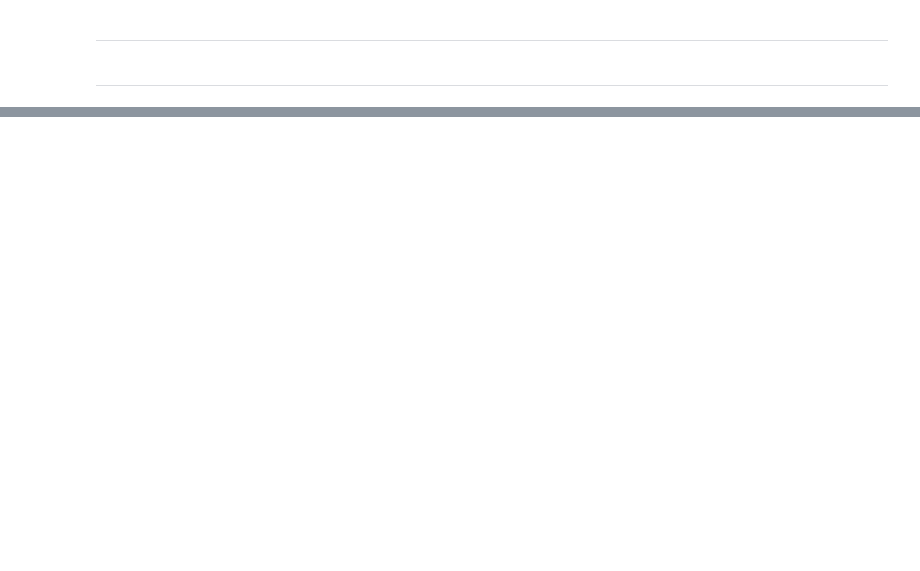
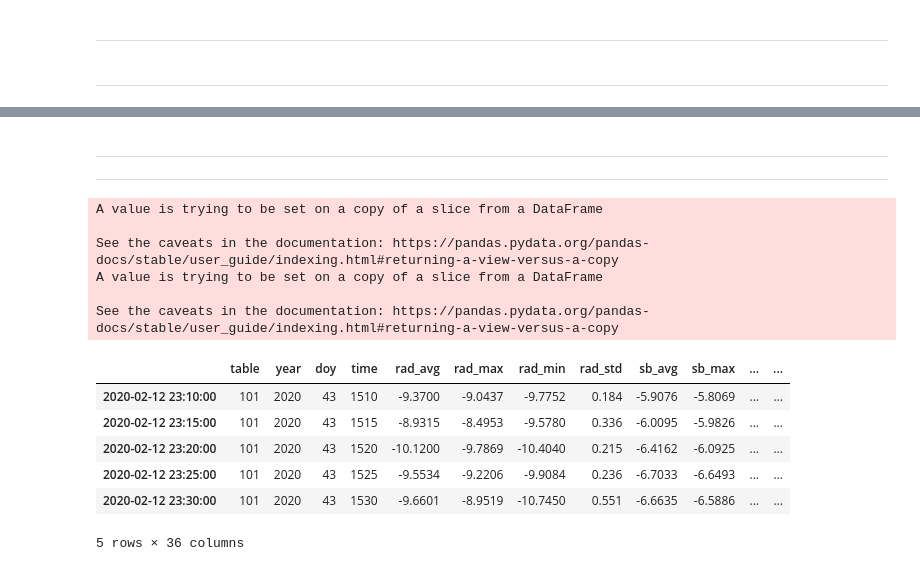
Before and after one commit to spestana/snowex2020, a Jupyter notebook: airborne_ir_feb8.ipynb, the cells around one changed output, grey strips where cells are left out. Saved outputs shown, nothing was run; the diff lists cells and outputs as text; code cells hidden in the pictures; blank space fills up the shorter version.

```diff
--- a/airborne_ir_feb8.ipynb
+++ b/airborne_ir_feb8.ipynb
@@ -200 +223,4 @@ df.set_index('datetime_UTC', inplace=True)
 #df.head()
+# %% [markdown]
+---
+---
@@ -200,0 +240,52 @@ df.set_index('datetime_UTC', inplace=True)
+# %%
+# Set column headers:
+headers_gm1 = ['table', 'year', 'doy', 'time',
+               'rad_avg', 'rad_max', 'rad_min', 'rad_std',
+               'sb_avg', 'sb_max', 'sb_min', 'sb_std',
+               'temp1_avg', 'temp1_max', 'temp1_min', 'temp1_std',
+               'temp2_avg', 'temp2_max', 'temp2_min', 'temp2_std',
+               'temp3_avg', 'temp3_max', 'temp3_min', 'temp3_std',
+               'temp4_avg', 'temp4_max', 'temp4_min', 'temp4_std',
+               'temp5_avg', 'temp5_max', 'temp5_min', 'temp5_std',
+               'batt','b',]
+
+# Open ground data from GM1 site:
+gm1 = pd.read_csv('data/CR10X_GM1_final_storage_1.dat',
+                 header = None, names = headers_gm1)
+
+# Pad zeros to time strings
+gm1['time_str'] = [('0' * (4 - len(str(gm1.time[i])))) + str(gm1.time[i]) for i in range(gm1.shape[0])]
+
+for i in range(gm1.shape[0]):
+    if gm1.time_str[i] == '2400':
+        gm1.time_str[i] = '0000'
+        gm1.doy[i] = gm1.doy[i] + 1
+
+# Convert year and day of year to pandas datetime index:
+gm1['date'] = compose_date(gm1['year'], days=gm1['doy'])
+gm1.index = [pd.to_datetime(str(gm1.date[i])[:-9] + 'T' + str(gm1.time_str[i]))  + datetime.timedelta(hours=8) for i in range(gm1.shape[0])]
+
+# Get table 102 entires, battery info
+gm1_102 = gm1[gm1.table == 102]
+
+# Remove entries that are part of "Table 102"
+gm1 = gm1[gm1.table != 102]
+
+# Remove dates before observation periods (Feb 5th for GM1)
+gm1 = gm1[gm1.index >= pd.datetime(2020,2,5,11,0)]
+
+gm1.tail()
+# %% [output]
+A value is trying to be set on a copy of a slice from a DataFrame
+
+See the caveats in the documentation: https://pandas.pydata.org/pandas-docs/stable/user_guide/indexing.html#returning-a-view-versus-a-copy
+A value is trying to be set on a copy of a slice from a DataFrame
+
+See the caveats in the documentation: https://pandas.pydata.org/pandas-docs/stable/user_guide/indexing.html#returning-a-view-versus-a-copy
+|  | table | year | doy | time | rad_avg | rad_max | rad_min | rad_std | sb_avg | sb_max | ... | ... |
+| 2020-02-12 23:10:00 | 101 | 2020 | 43 | 1510 | -9.3700 | -9.0437 | -9.7752 | 0.184 | -5.9076 | -5.8069 | ... | ... |
+| 2020-02-12 23:15:00 | 101 | 2020 | 43 | 1515 | -8.9315 | -8.4953 | -9.5780 | 0.336 | -6.0095 | -5.9826 | ... | ... |
+| 2020-02-12 23:20:00 | 101 | 2020 | 43 | 1520 | -10.1200 | -9.7869 | -10.4040 | 0.215 | -6.4162 | -6.0925 | ... | ... |
+| 2020-02-12 23:25:00 | 101 | 2020 | 43 | 1525 | -9.5534 | -9.2206 | -9.9084 | 0.236 | -6.7033 | -6.6493 | ... | ... |
+| 2020-02-12 23:30:00 | 101 | 2020 | 43 | 1530 | -9.6601 | -8.9519 | -10.7450 | 0.551 | -6.6635 | -6.5886 | ... | ... |
+5 rows × 36 columns
```
Also changed, not shown: parts of 11 cells of this notebook.
